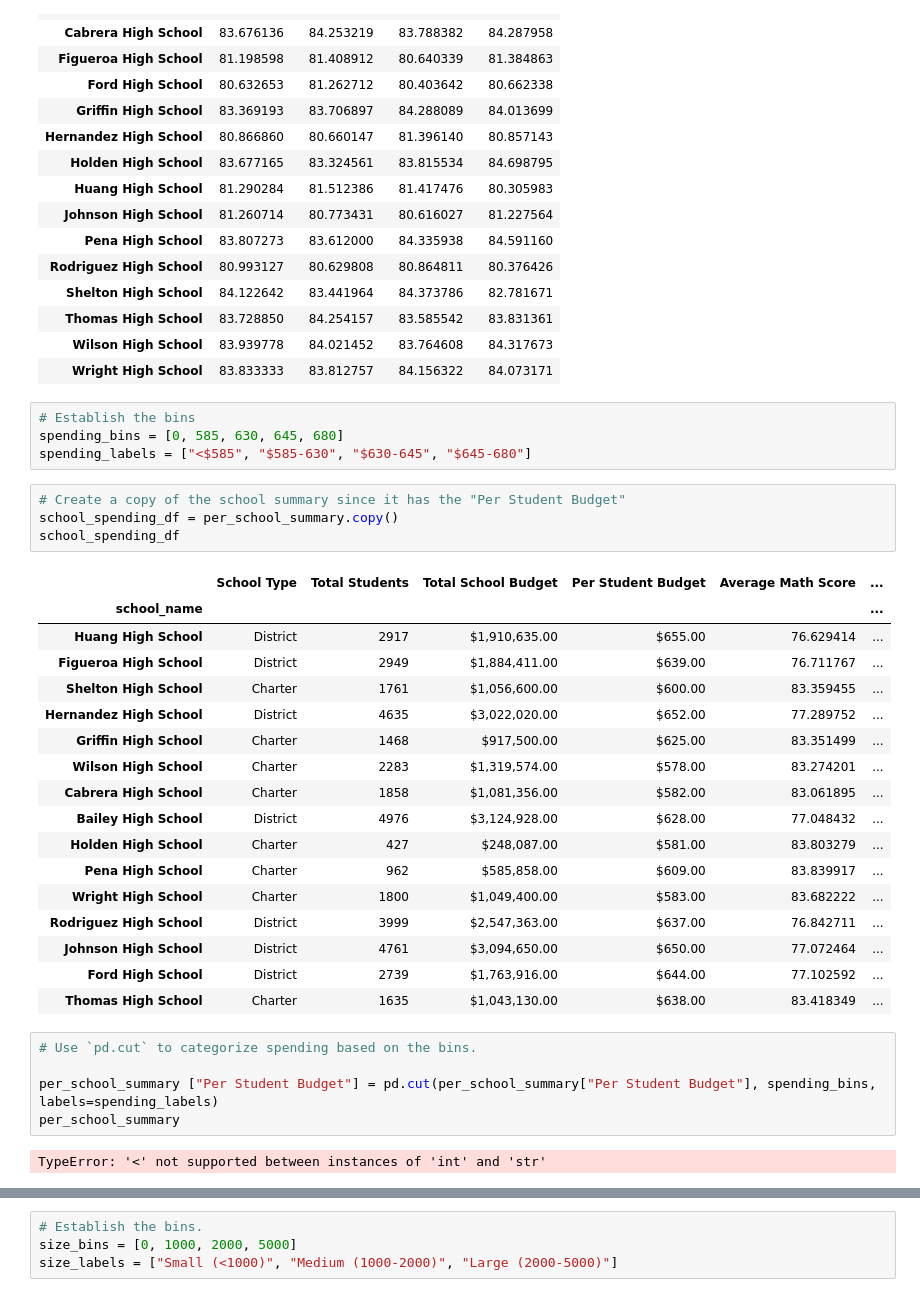
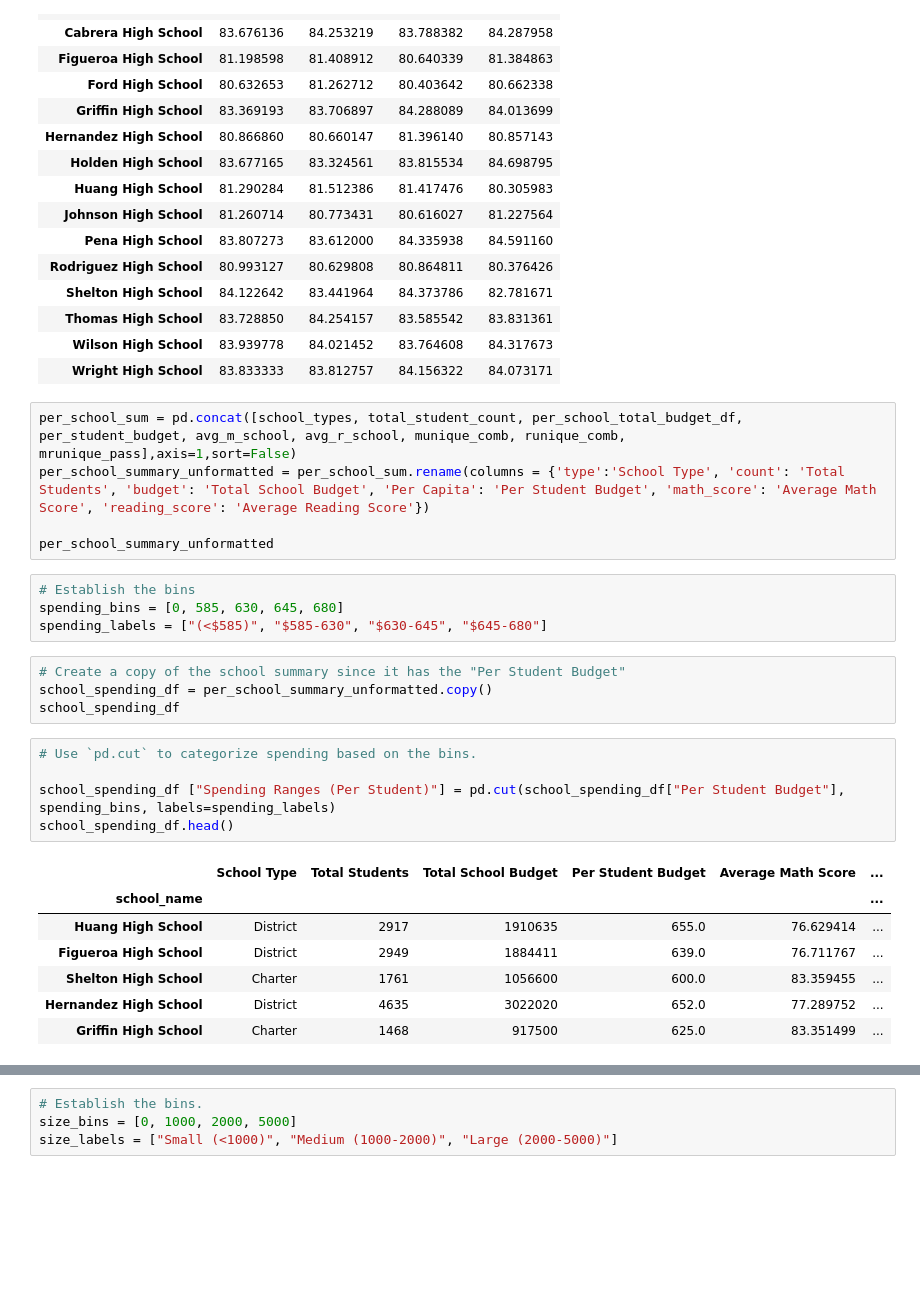
Before and after one commit to Y1U9M9A4I/pandas-challenge, a Jupyter notebook: Challenge4/Starter_Code/PyCitySchools/Resources/Challenge4.ipynb, the cells around one changed output, grey strips where cells are left out. Drawn from its saved outputs; the diff is of its cells as text; blank space fills up the shorter version.

```diff
--- a/Challenge4/Starter_Code/PyCitySchools/Resources/Challenge4.ipynb
+++ b/Challenge4/Starter_Code/PyCitySchools/Resources/Challenge4.ipynb
@@ -498,36 +498,29 @@ reading_scores_by_grade
 | Thomas High School | 83.728850 | 84.254157 | 83.585542 | 83.831361 |
 | Wilson High School | 83.939778 | 84.021452 | 83.764608 | 84.317673 |
 | Wright High School | 83.833333 | 83.812757 | 84.156322 | 84.073171 |
+# %%
+per_school_sum = pd.concat([school_types, total_student_count, per_school_total_budget_df, per_student_budget, avg_m_school, avg_r_school, munique_comb, runique_comb, mrunique_pass],axis=1,sort=False)
+per_school_summary_unformatted = per_school_sum.rename(columns = {'type':'School Type', 'count': 'Total Students', 'budget': 'Total School Budget', 'Per Capita': 'Per Student Budget', 'math_score': 'Average Math Score', 'reading_score': 'Average Reading Score'})
+
+per_school_summary_unformatted
 # %%
 # Establish the bins
 spending_bins = [0, 585, 630, 645, 680]
-spending_labels = ["<$585", "$585-630", "$630-645", "$645-680"]
+spending_labels = ["(<$585)", "$585-630", "$630-645", "$645-680"]
 # %%
 # Create a copy of the school summary since it has the "Per Student Budget"
-school_spending_df = per_school_summary.copy()
+school_spending_df = per_school_summary_unformatted.copy()
 school_spending_df
-# %% [output]
-|  | School Type | Total Students | Total School Budget | Per Student Budget | Average Math Score | ... |
-| school_name |  |  |  |  |  | ... |
-| Huang High School | District | 2917 | $1,910,635.00 | $655.00 | 76.629414 | ... |
-| Figueroa High School | District | 2949 | $1,884,411.00 | $639.00 | 76.711767 | ... |
-| Shelton High School | Charter | 1761 | $1,056,600.00 | $600.00 | 83.359455 | ... |
-| Hernandez High School | District | 4635 | $3,022,020.00 | $652.00 | 77.289752 | ... |
-| Griffin High School | Charter | 1468 | $917,500.00 | $625.00 | 83.351499 | ... |
-| Wilson High School | Charter | 2283 | $1,319,574.00 | $578.00 | 83.274201 | ... |
-| Cabrera High School | Charter | 1858 | $1,081,356.00 | $582.00 | 83.061895 | ... |
-| Bailey High School | District | 4976 | $3,124,928.00 | $628.00 | 77.048432 | ... |
-| Holden High School | Charter | 427 | $248,087.00 | $581.00 | 83.803279 | ... |
-| Pena High School | Charter | 962 | $585,858.00 | $609.00 | 83.839917 | ... |
-| Wright High School | Charter | 1800 | $1,049,400.00 | $583.00 | 83.682222 | ... |
-| Rodriguez High School | District | 3999 | $2,547,363.00 | $637.00 | 76.842711 | ... |
-| Johnson High School | District | 4761 | $3,094,650.00 | $650.00 | 77.072464 | ... |
-| Ford High School | District | 2739 | $1,763,916.00 | $644.00 | 77.102592 | ... |
-| Thomas High School | Charter | 1635 | $1,043,130.00 | $638.00 | 83.418349 | ... |
 # %%
 # Use `pd.cut` to categorize spending based on the bins.
 
-per_school_summary ["Per Student Budget"] = pd.cut(per_school_summary["Per Student Budget"], spending_bins, labels=spending_labels)
-per_school_summary
+school_spending_df ["Spending Ranges (Per Student)"] = pd.cut(school_spending_df["Per Student Budget"], spending_bins, labels=spending_labels)
+school_spending_df.head()
 # %% [output]
-TypeError: '<' not supported between instances of 'int' and 'str'
+|  | School Type | Total Students | Total School Budget | Per Student Budget | Average Math Score | ... |
+| school_name |  |  |  |  |  | ... |
+| Huang High School | District | 2917 | 1910635 | 655.0 | 76.629414 | ... |
+| Figueroa High School | District | 2949 | 1884411 | 639.0 | 76.711767 | ... |
+| Shelton High School | Charter | 1761 | 1056600 | 600.0 | 83.359455 | ... |
+| Hernandez High School | District | 4635 | 3022020 | 652.0 | 77.289752 | ... |
+| Griffin High School | Charter | 1468 | 917500 | 625.0 | 83.351499 | ... |
```
Also changed, not shown: parts of 9 cells of this notebook.
